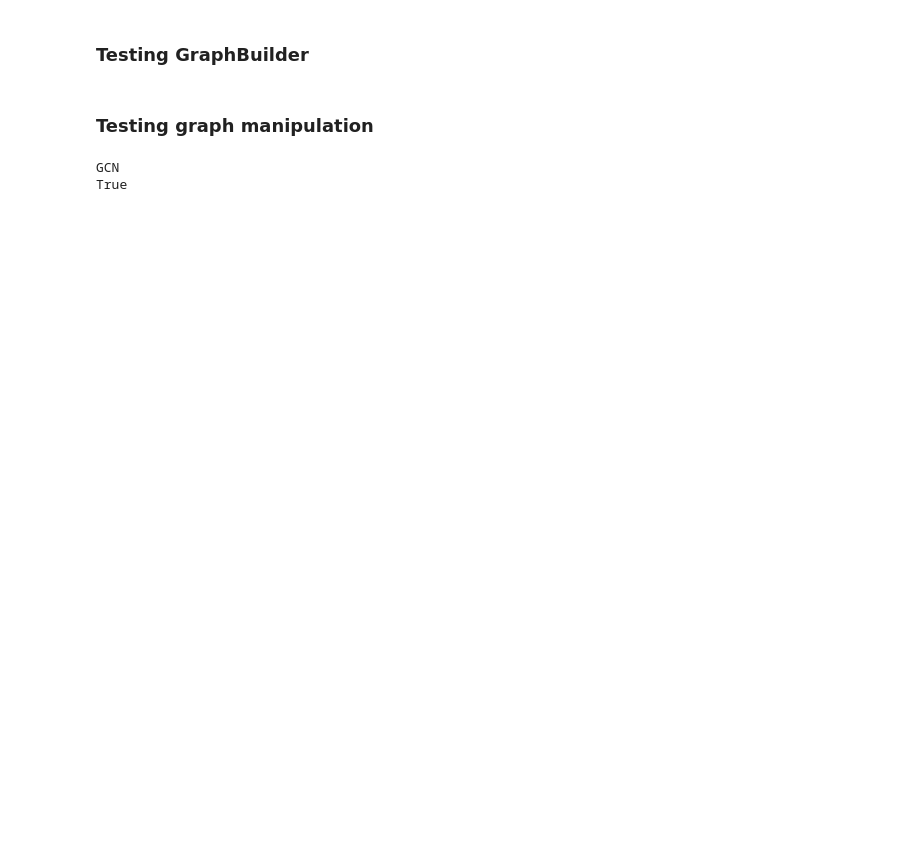
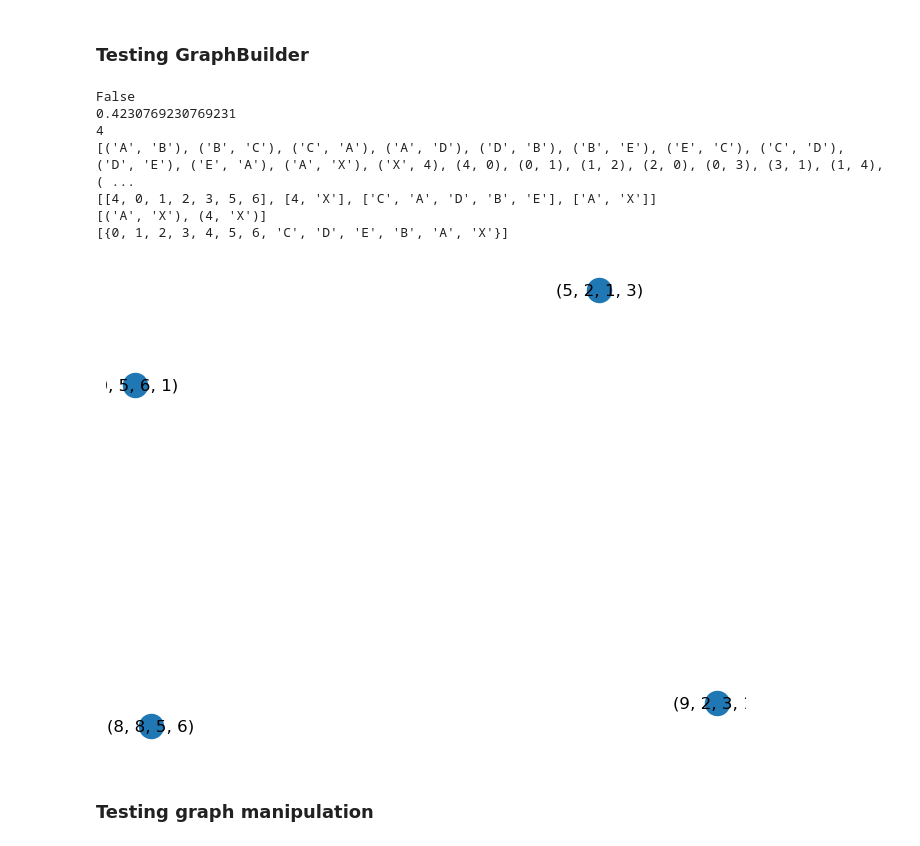
Before and after one commit to Zsivony1es/rewiring-heuristics, a Jupyter notebook: Source/src/testing.ipynb, the cells around one changed output. Saved outputs shown, nothing was run; the diff lists cells and outputs as text; code cells hidden in the pictures; blank space fills up the shorter version.

Commit message:
Implement GraphBuilder

```diff
--- a/Source/src/testing.ipynb
+++ b/Source/src/testing.ipynb
@@ -11,3 +9,66 @@ from graphgen import GraphBuilder
+# %%
+import json
+from graphgen import GraphBuilder
+import networkx as nx
+import matplotlib.pyplot as plt
+
+config = json.load(open("../res/graphgen_config.json",'r'))
+print(config['directed'])
+
+edge_list = [(1,2), (2,3), (3,4), (3,5), (2,5), (4,6), (6,7)]
+
+# arr = (
+#    [0, 1, 0],
+#    [1, 1, 1],
+#    [0, 0, 0]
+# ])
+
+# G = nx.from_numpy_array(arr)
+
+G = nx.DiGraph()
+G.add_edges_from(edge_list)
+# G = nx.complete_graph(10)
+
+G1 = nx.complete_graph(5)
+G2 = nx.complete_graph(7)
+G1 = nx.relabel_nodes(G1, {0: "A", 1: "B", 2: "C", 3: "D", 4: "E"})
+G_connector = nx.from_edgelist([(4, "X"), ("X", "A")])
+
+G = nx.compose_all([G1, G2, G_connector])
+
+G3 = nx.Graph()
+G3.add_node((0,5,6,1))
+G3.add_node((5,2,1,3))
+G3.add_node((9,2,3,1))
+G3.add_node((8,8,5,6))
+
+# print(nx.adjacency_matrix(G))
+# print(f'In_Degree of node[2] = {dict(G.in_degree)[2]}')
+# print(nx.shortest_path(G, 2,5))
+print(nx.density(G))
+print(nx.diameter(G))
+print(list(nx.eulerian_path(G)))
+print(list(nx.find_cliques(G)))
+print(list(nx.bridges(G)))
+print(list(nx.connected_components(G))) # also weakly and strongly with directed graphs
+
+nx.draw_spring(G3, with_labels=True)
+# nx.draw_circular(G, with_labels=True)
+# nx.draw_shell(G, with_labels=True)
+# nx.draw_spectral(G, with_labels=True)
+# nx.draw_random(G, with_labels=True)
+# nx.draw_planar(G, with_labels=True) # No edges intersecting
+
+plt.show()
+# %% [output]
+False
+0.4230769230769231
+4
+[('A', 'B'), ('B', 'C'), ('C', 'A'), ('A', 'D'), ('D', 'B'), ('B', 'E'), ('E', 'C'), ('C', 'D'), ('D', 'E'), ('E', 'A'), ('A', 'X'), ('X', 4), (4, 0), (0, 1), (1, 2), (2, 0), (0, 3), (3, 1), (1, 4), ( ...
+[[4, 0, 1, 2, 3, 5, 6], [4, 'X'], ['C', 'A', 'D', 'B', 'E'], ['A', 'X']]
+[('A', 'X'), (4, 'X')]
+[{0, 1, 2, 3, 4, 5, 6, 'C', 'D', 'E', 'B', 'A', 'X'}]
+[figure, added]
 # %% [markdown]
 ### Testing graph manipulation
 # %%
@@ -45,12 +106,3 @@ res = node_indices[np.random.choice(node_indices.shape[0], size=2, replace=False
 print(tens)
 print(res)
 torch.cat((tens, res), dim=0)
-# %%
-from ConfigBuilder import ConfigBuilder
-
-conf = ConfigBuilder(cmd_input="--modelType GCN --generatePlots").build()
-print(conf.model_type)
-print(conf.generate_plots)
-# %% [output]
-GCN
-True
```
Also changed, not shown: parts of 4 cells of this notebook, 3 other files.
